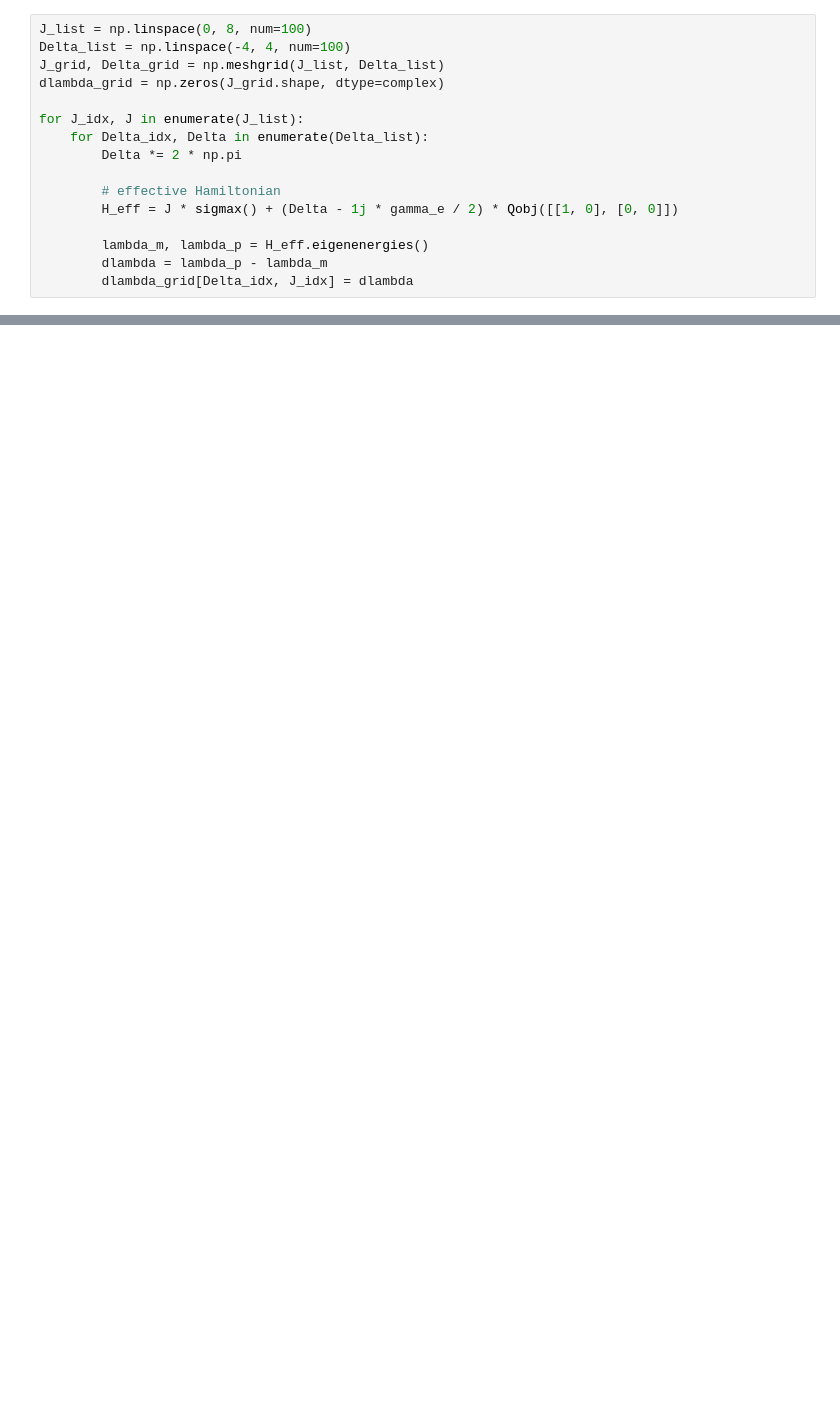
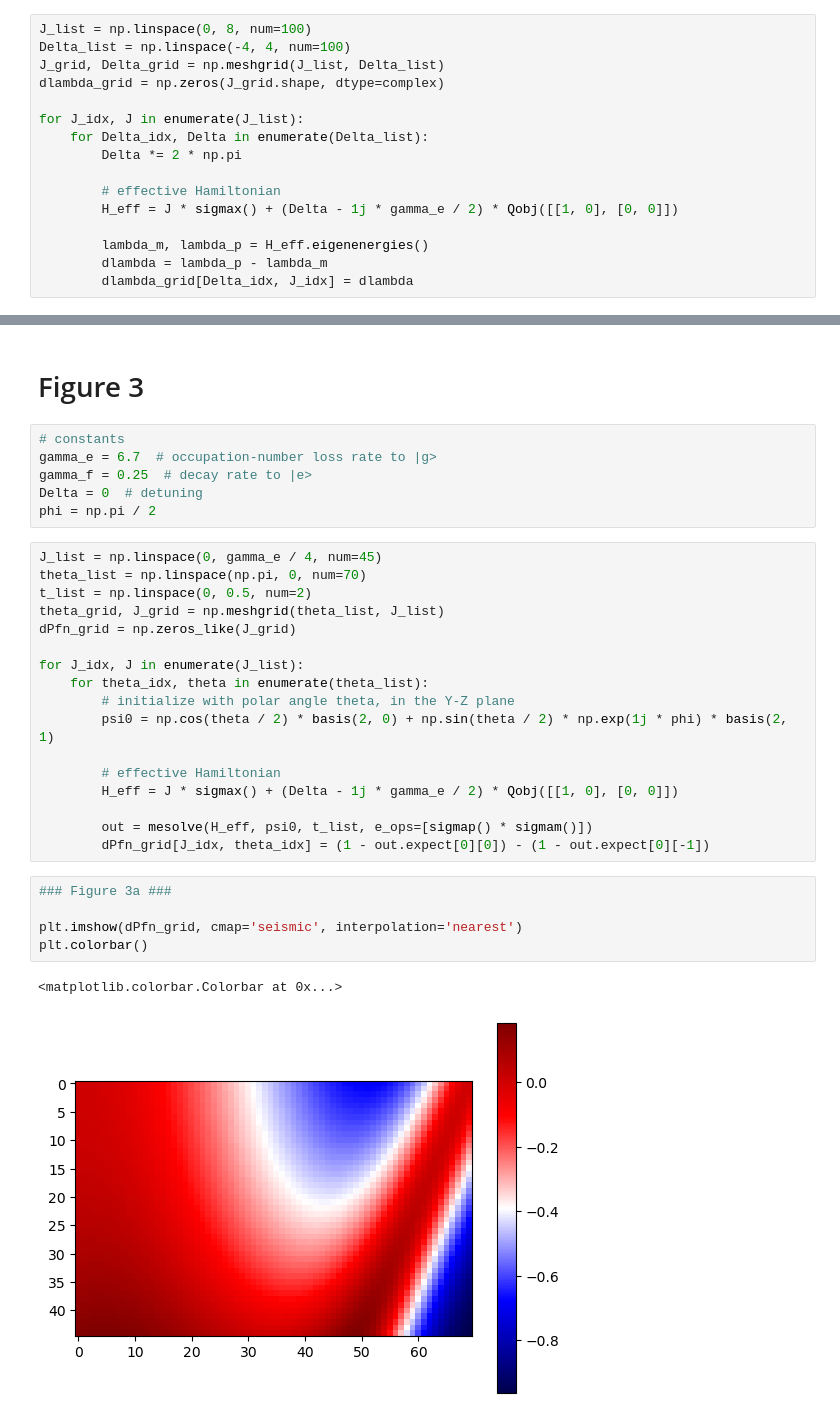
Before and after one commit to archen2019/ece456, a Jupyter notebook: sim.ipynb, the cells around one changed output, grey strips where cells are left out. Cells and saved outputs as stored; diff of their text form; blank space fills up the shorter version.

```diff
--- a/sim.ipynb
+++ b/sim.ipynb
@@ -53,0 +85,33 @@ ax.set_zlabel('Re($\delta\lambda$)');
+# %% [markdown]
+# Figure 3
+# %%
+# constants
+gamma_e = 6.7  # occupation-number loss rate to |g>
+gamma_f = 0.25  # decay rate to |e>
+Delta = 0  # detuning
+phi = np.pi / 2
+# %%
+J_list = np.linspace(0, gamma_e / 4, num=45)
+theta_list = np.linspace(np.pi, 0, num=70)
+t_list = np.linspace(0, 0.5, num=2)
+theta_grid, J_grid = np.meshgrid(theta_list, J_list)
+dPfn_grid = np.zeros_like(J_grid)
+
+for J_idx, J in enumerate(J_list):
+    for theta_idx, theta in enumerate(theta_list):
+        # initialize with polar angle theta, in the Y-Z plane
+        psi0 = np.cos(theta / 2) * basis(2, 0) + np.sin(theta / 2) * np.exp(1j * phi) * basis(2, 1)
+
+        # effective Hamiltonian
+        H_eff = J * sigmax() + (Delta - 1j * gamma_e / 2) * Qobj([[1, 0], [0, 0]])
+
+        out = mesolve(H_eff, psi0, t_list, e_ops=[sigmap() * sigmam()])
+        dPfn_grid[J_idx, theta_idx] = (1 - out.expect[0][0]) - (1 - out.expect[0][-1])
+# %%
+### Figure 3a ###
+
+plt.imshow(dPfn_grid, cmap='seismic', interpolation='nearest')
+plt.colorbar()
+# %% [output]
+<matplotlib.colorbar.Colorbar at 0x...>
+[figure, added]
```
Also changed, not shown: parts of 14 cells of this notebook.
